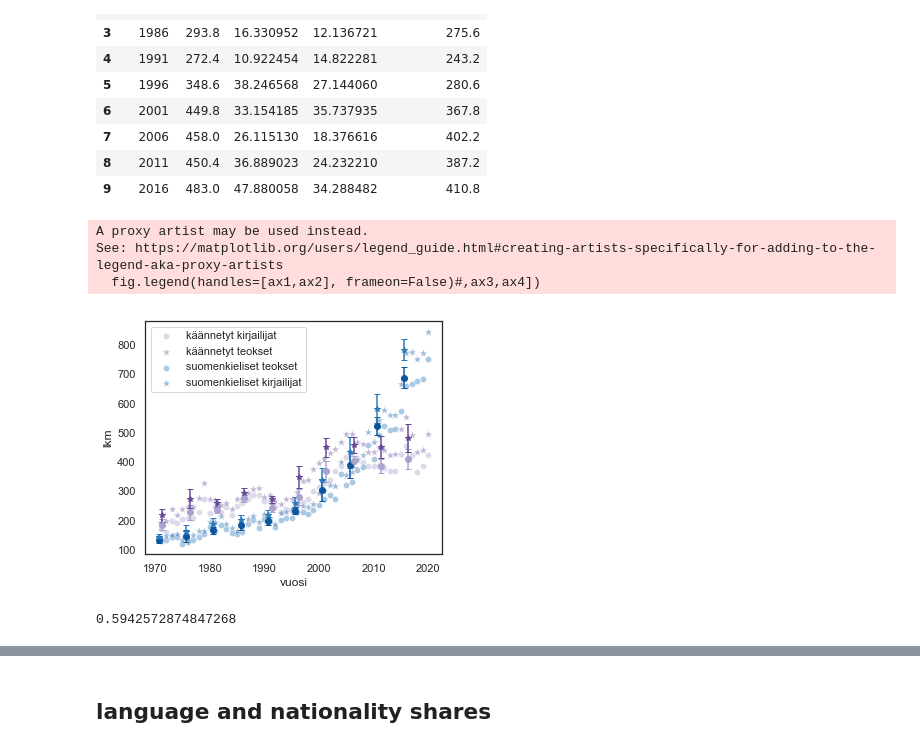
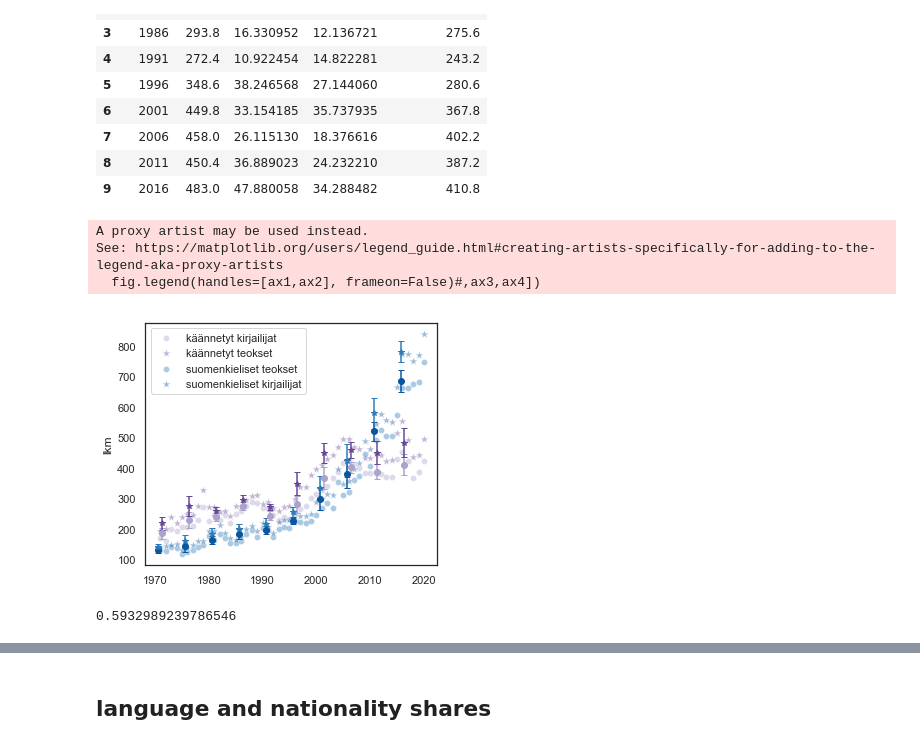
Before and after one commit to telmaau/ks-tutkielma, a Jupyter notebook: code/analyses/plots4.ipynb, the cells around one changed output, grey strips where cells are left out. Saved outputs shown, nothing was run; the diff lists cells and outputs as text; code cells hidden in the pictures.

```diff
--- a/code/analyses/plots4.ipynb
+++ b/code/analyses/plots4.ipynb
@@ -89,7 +89,7 @@ def add_decade(df_fi, columname="year"):
 # %%
 # datasets
 
-df_fi=pd.read_csv("../../data/df_fi_all2.csv", sep="\t", index_col=0)
+df_fi=pd.read_csv("../../data/df_fi_all.csv", sep="\t", index_col=0)
 df_fo=pd.read_csv("../../data/df_fo_all.csv", sep="\t", index_col=0)
 df_fo2=pd.read_csv("../../data/df_fo_all2.csv", sep="\t", index_col=0)
 # %%
@@ -232,42 +232,43 @@ ax.errorbar(dffi_5["period"]-0.35, dffi_5["novel"], dffi_5["std"], linestyle='No
 
 
 # translated
 ax.errorbar(dffo_5["period"]+0.35, dffo_5["author_mean"], dffo_5["au_std"], linestyle='None', marker='o',color=sns.color_palette("PuOr_r")[1],capsize=3)
 ax.errorbar(dffo_5["period"]+0.35, dffo_5["novel"], dffo_5["std"], linestyle='None', marker='*',color=sns.color_palette("PuOr_r")[0],capsize=3)
 
 
 #ax.legend([], frameon=False)
 ax.legend([],[], frameon=False)
 
 ax2=sns.scatterplot(y=y2,x=x,marker="o", ax=ax, label="käännetyt kirjailijat", alpha=my_a,color=sns.color_palette("PuOr_r")[1])
 ax1=sns.scatterplot(y=y1,x=x,marker="*",s=70, ax=ax, label="käännetyt teokset", alpha=my_a,color=sns.color_palette("PuOr_r")[0])
 
 
 
 ax3=sns.scatterplot(y=y2_fi,x=x,marker="o", ax=ax, label="suomenkieliset teokset", color=sns.color_palette("Blues")[4], alpha=my_a)
 ax4=sns.scatterplot(y=y1_fi,x=x, ax=ax, marker="*",s=70, label="suomenkieliset kirjailijat", color=sns.color_palette("Blues")[5], alpha=my_a)
 
 
-ax.set_xlabel("vuosi")
+ax.set_xlabel("")
 ax.set_ylabel("lkm")
 #ax.legend([])
 
 
 fig.legend(handles=[ax1,ax2], frameon=False)#,ax3,ax4])
 
 fig.tight_layout()
+fig.savefig("../../output/suom_lkm.png")
 # %% [output]
 A proxy artist may be used instead.
 See: https://matplotlib.org/users/legend_guide.html#creating-artists-specifically-for-adding-to-the-legend-aka-proxy-artists
   fig.legend(handles=[ax1,ax2], frameon=False)#,ax3,ax4])
-[figure, old version]
+[figure, new version]
 # %%
 # 2010 s
 dffi2010=df_fi[df_fi["year"]>2010]
 dffo2010=df_fo2[df_fo2["year"]>2010]
 dffi2010["novel"].nunique()/(dffi2010["novel"].nunique()+dffo2010["novel"].nunique())
 # %% [output]
-0.5942572874847268
+0.5932989239786546
 # %%
 # 1970
 
```
Also changed, not shown: parts of 12 cells of this notebook, 4 other files.
